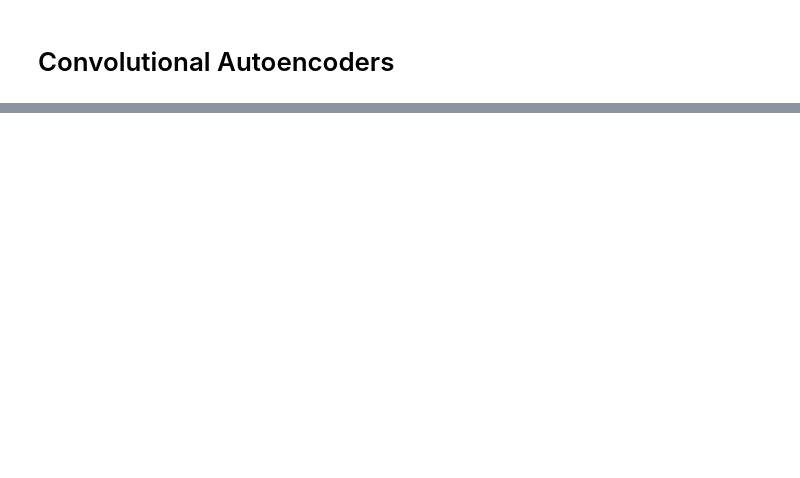
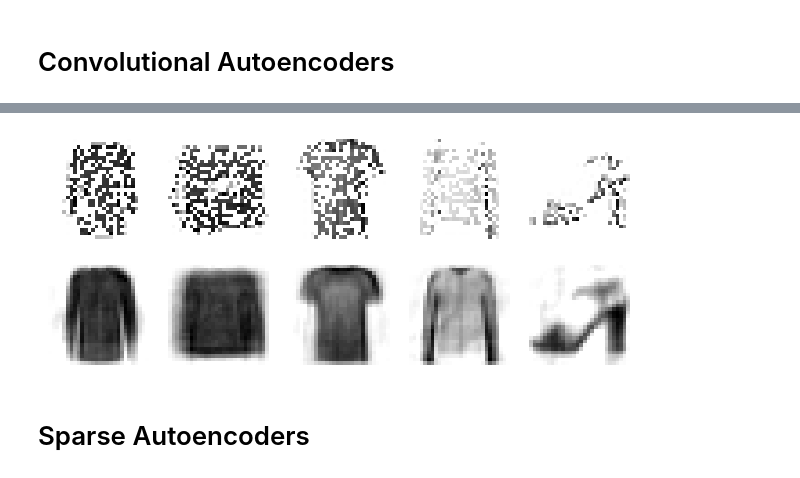
Before and after one commit to databyhuseyn/DeepLearning, a Jupyter notebook: autoencoders_gans_and_diffusion_models.ipynb, the cells around one changed output, grey strips where cells are left out. Drawn from its saved outputs; the diff is of its cells as text; code cells hidden in the pictures; blank space fills up the shorter version.

```diff
--- a/autoencoders_gans_and_diffusion_models.ipynb
+++ b/autoencoders_gans_and_diffusion_models.ipynb
@@ -362,0 +412,20 @@ plt.show()
+# %%
+tf.random.set_seed(42)
+
+dropout_encoder = tf.keras.Sequential([
+  tf.keras.layers.Flatten(),
+  tf.keras.layers.Dropout(0.5),
+  tf.keras.layers.Dense(100, activation='relu'),
+  tf.keras.layers.Dense(30, activation='relu')
+])
+dropout_decoder = tf.keras.Sequential([
+  tf.keras.layers.Dense(100, activation='relu'),
+  tf.keras.layers.Dense(28 * 28),
+  tf.keras.layers.Reshape([28, 28])
+])
+
+dropout_ae = tf.keras.Sequential([dropout_encoder, dropout_decoder])
+dropout_ae.compile(loss='mse', optimizer='nadam')
+# %%
+history = dropout_ae.fit(X_train, X_train, epochs=10,
+                         validation_data=(X_valid, X_valid))
@@ -362,0 +453,6 @@ plt.show()
+# %%
+tf.random.set_seed(42)
+dropout = tf.keras.layers.Dropout(0.5)
+plot_reconstructions(dropout_ae, dropout(X_valid, training=True)) # Monte Carlo dropout would do the same thing, we just dropped some pixels, and required from our model to denoise the original picture
+plt.show()
+# %% [output]
@@ -362,0 +460,3 @@ plt.show()
+[figure, added]
+# %% [markdown]
+# Sparse Autoencoders
```
Also changed, not shown: parts of 38 cells of this notebook.
